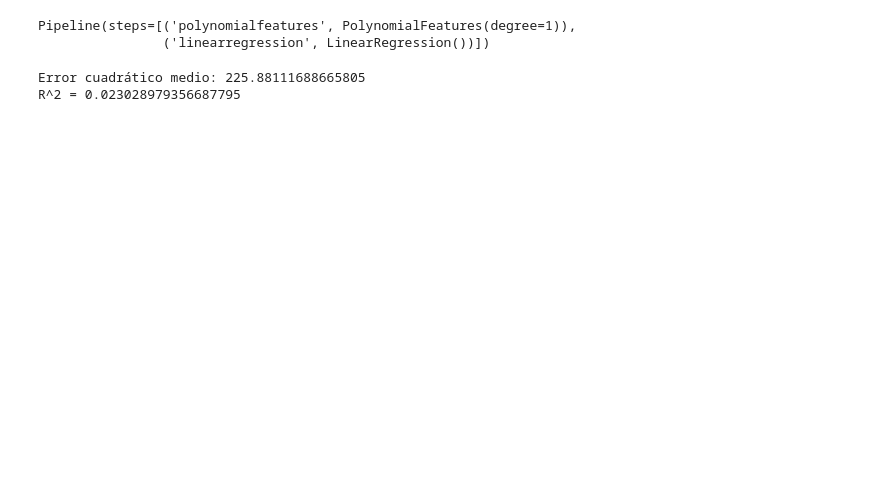
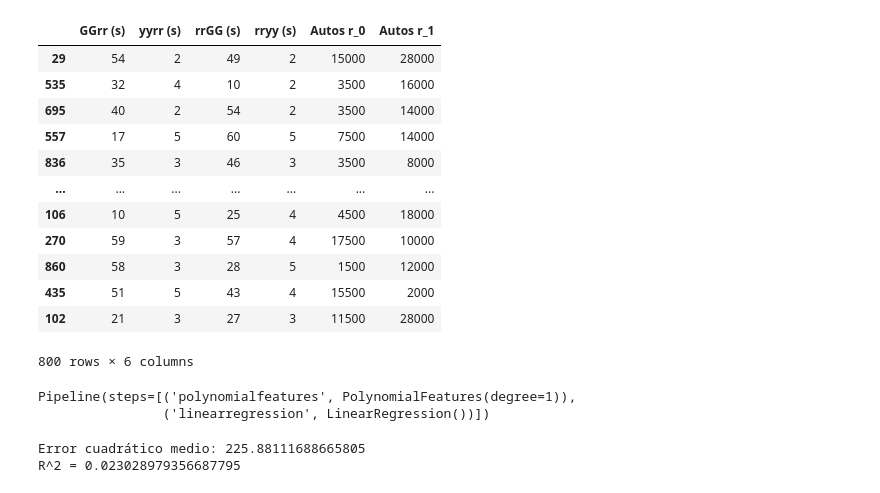
Before and after one commit to Emmatap31/Sumo_EjeCentral, a Jupyter notebook: regresionmult3.ipynb, the cells around one changed output. Saved outputs shown, nothing was run; the diff lists cells and outputs as text; code cells hidden in the pictures; blank space fills up the shorter version.

```diff
--- a/regresionmult3.ipynb
+++ b/regresionmult3.ipynb
@@ -15,3 +16,19 @@ X = data[variables_independientes]
 y = data[variable_dependiente]
 # %%
 X_train, X_test, y_train, y_test = train_test_split(X, y, test_size=0.2, random_state=42)
+# %%
+X_train
+# %% [output]
+|  | GGrr (s) | yyrr (s) | rrGG (s) | rryy (s) | Autos r_0 | Autos r_1 |
+| 29 | 54 | 2 | 49 | 2 | 15000 | 28000 |
+| 535 | 32 | 4 | 10 | 2 | 3500 | 16000 |
+| 695 | 40 | 2 | 54 | 2 | 3500 | 14000 |
+| 557 | 17 | 5 | 60 | 5 | 7500 | 14000 |
+| 836 | 35 | 3 | 46 | 3 | 3500 | 8000 |
+| ... | ... | ... | ... | ... | ... | ... |
+| 106 | 10 | 5 | 25 | 4 | 4500 | 18000 |
+| 270 | 59 | 3 | 57 | 4 | 17500 | 10000 |
+| 860 | 58 | 3 | 28 | 5 | 1500 | 12000 |
+| 435 | 51 | 5 | 43 | 4 | 15500 | 2000 |
+| 102 | 21 | 3 | 27 | 3 | 11500 | 28000 |
+800 rows × 6 columns
```
Also changed, not shown: parts of 10 cells of this notebook, 1 other file.
